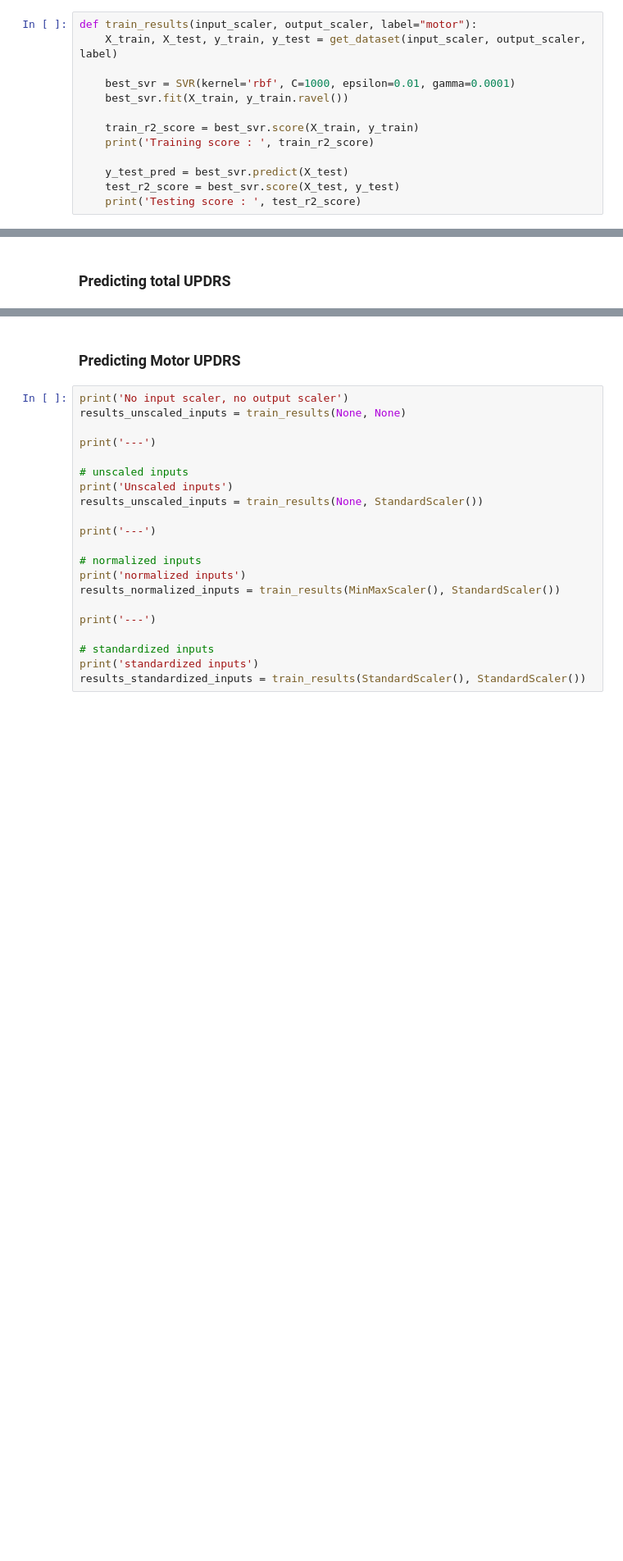
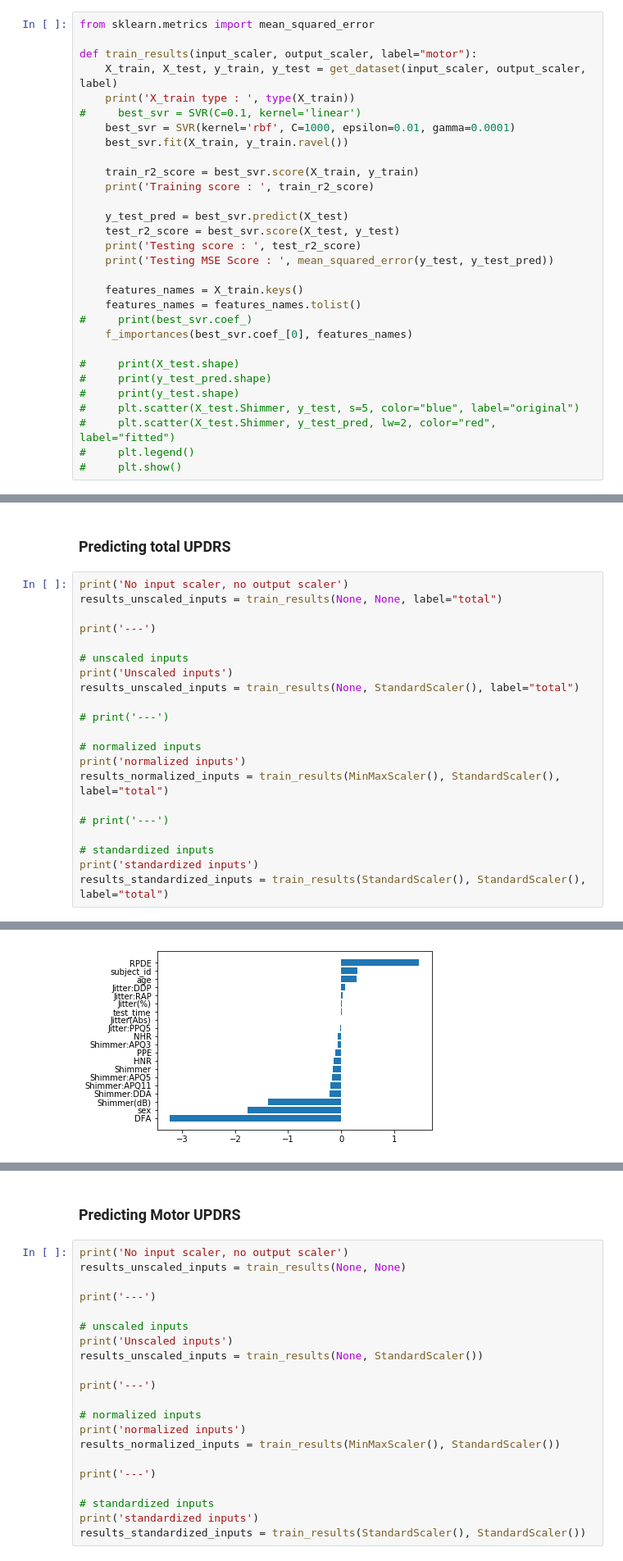
Before and after one commit to Mymoza/DataMining-UPDRS, a Jupyter notebook: UPDRS.ipynb, the cells around one changed output, grey strips where cells are left out. Shown at 82% size. Drawn from its saved outputs; the diff is of its cells as text; blank space fills up the shorter version.

```diff
--- a/UPDRS.ipynb
+++ b/UPDRS.ipynb
@@ -846,9 +837,12 @@ Let's verify the mean is around 0 and the standard deviation is around 1.
 Mean :  -9.116112120496605e-17
 Std dev :  1.0
 # %%
+from sklearn.metrics import mean_squared_error
+
 def train_results(input_scaler, output_scaler, label="motor"):
     X_train, X_test, y_train, y_test = get_dataset(input_scaler, output_scaler, label)
-
+    print('X_train type : ', type(X_train))
+#     best_svr = SVR(C=0.1, kernel='linear')
     best_svr = SVR(kernel='rbf', C=1000, epsilon=0.01, gamma=0.0001)
     best_svr.fit(X_train, y_train.ravel())
 
@@ -858,3 +852,17 @@ def train_results(input_scaler, output_scaler, label="motor"):
     y_test_pred = best_svr.predict(X_test)
     test_r2_score = best_svr.score(X_test, y_test)
     print('Testing score : ', test_r2_score)
+    print('Testing MSE Score : ', mean_squared_error(y_test, y_test_pred))
+
+    features_names = X_train.keys()
+    features_names = features_names.tolist()
+#     print(best_svr.coef_)
+    f_importances(best_svr.coef_[0], features_names)
+
+#     print(X_test.shape)
+#     print(y_test_pred.shape)
+#     print(y_test.shape)
+#     plt.scatter(X_test.Shimmer, y_test, s=5, color="blue", label="original")
+#     plt.scatter(X_test.Shimmer, y_test_pred, lw=2, color="red", label="fitted")
+#     plt.legend()
+#     plt.show()
@@ -861,2 +871,24 @@ def train_results(input_scaler, output_scaler, label="motor"):
 # %% [markdown]
 ### Predicting total UPDRS
+# %%
+print('No input scaler, no output scaler')
+results_unscaled_inputs = train_results(None, None, label="total")
+
+print('---')
+
+# unscaled inputs
+print('Unscaled inputs')
+results_unscaled_inputs = train_results(None, StandardScaler(), label="total")
+
+# print('---')
+
+# normalized inputs
+print('normalized inputs')
+results_normalized_inputs = train_results(MinMaxScaler(), StandardScaler(), label="total")
+
+# print('---')
+
+# standardized inputs
+print('standardized inputs')
+results_standardized_inputs = train_results(StandardScaler(), StandardScaler(), label="total")
+# %% [output]
@@ -862,0 +900 @@ def train_results(input_scaler, output_scaler, label="motor"):
+[figure, added]
```
Also changed, not shown: parts of 35 cells of this notebook, 7 other files.
